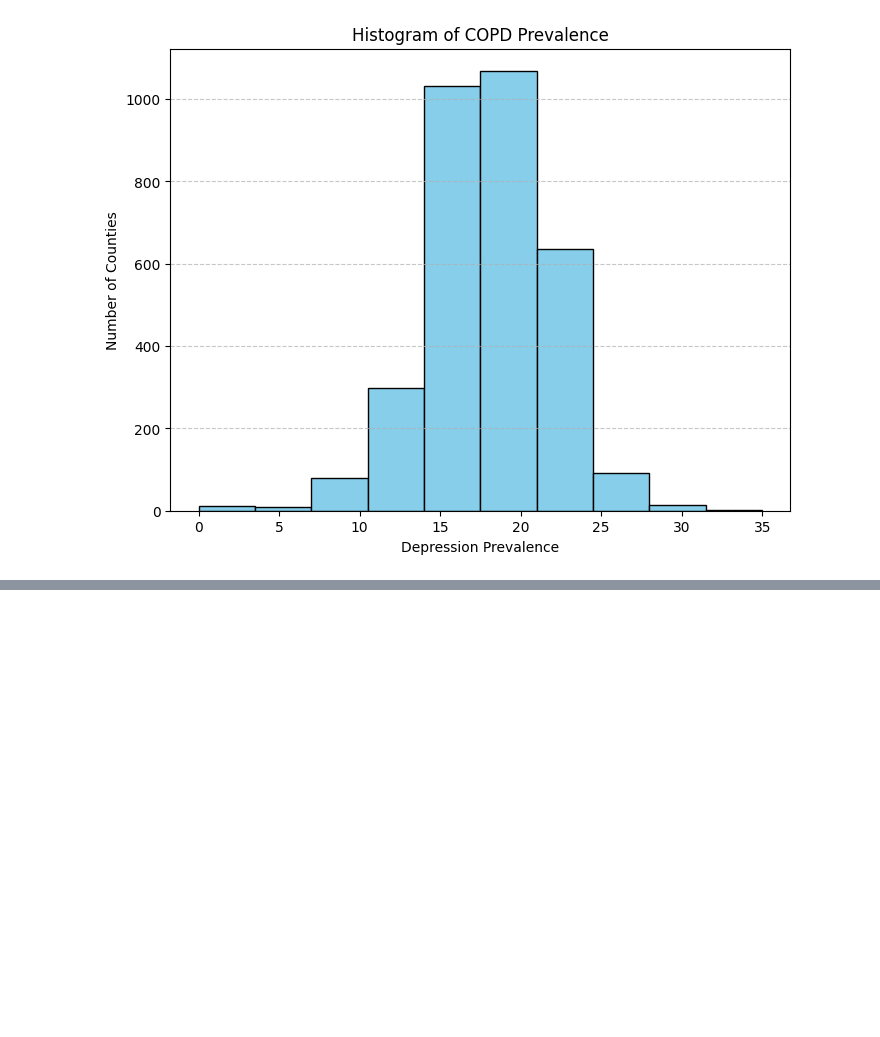
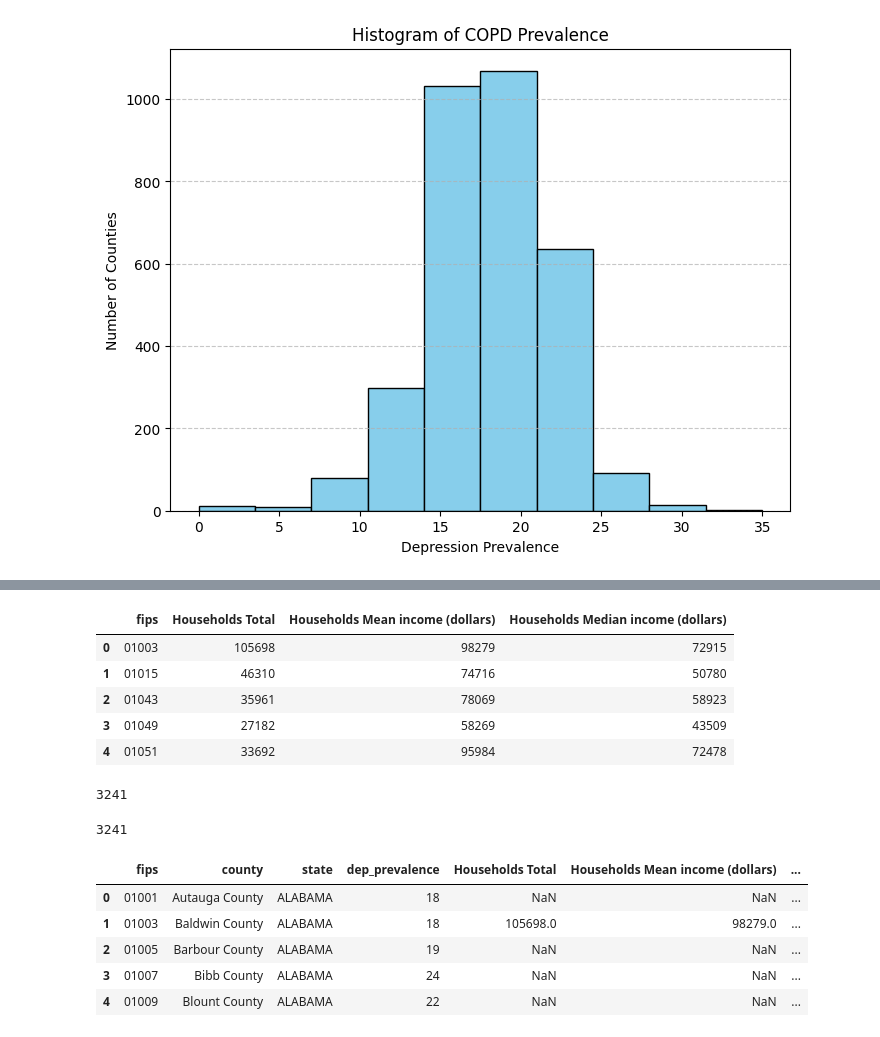
Before and after one commit to EZags/Milliman-Project-2025, a Jupyter notebook: 1_Data_Import_Clean.ipynb, the cells around one changed output, grey strips where cells are left out. Saved outputs shown, nothing was run; the diff lists cells and outputs as text; code cells hidden in the pictures; blank space fills up the shorter version.

```diff
--- a/1_Data_Import_Clean.ipynb
+++ b/1_Data_Import_Clean.ipynb
@@ -243,3 +170,51 @@ First 5 rows of cleaned dataset:
+# %%
+import pandas as pd
+import numpy as np
+
+# Import the fertility dataset
+fertility_url = "https://raw.githubusercontent.com/EZags/Milliman-Project-2025/main/Fertility%20Per%20County.csv"
+fertility_df = pd.read_csv(fertility_url, header = 1)
+
+
+#Create fips column
+fertility_df['fips'] = fertility_df['Geography'].str.extract(r'US(\d{5})')
+fertility_df.drop(columns=['Geography'], inplace=True)
+
+#Drop any columns Containing "Margin of Error"
+fertility_df = fertility_df.loc[:, ~fertility_df.columns.str.contains('Margin of Error')]
+
+#Rename columns so that "!!" is replaced with spaces and the word "Estimate" is removed
+fertility_df.columns = fertility_df.columns.str.replace('!!', ' ').str.replace('Estimate', '').str.strip()
+
+#Drop any columnd with 25% or more missing values
+missing_threshold = 0.25 * len(fertility_df)
+fertility_df = fertility_df.loc[:, fertility_df.isnull().sum() < missing_threshold]
+
+#Only keep the "Households Total", "fips", "Households Mean income (dollars)", and "Households Median income (dollars)" columns
+fertility_df = fertility_df[['fips', 'Households Total', 'Households Mean income (dollars)', 'Households Median income (dollars)']]
+
+fertility_df.head()
+
+#Merge this dataset to the depression prevalence dataset on fips, without dropping any rows
+depression_prevalence.shape[0]
+merged_df = pd.merge(depression_prevalence, fertility_df, on='fips', how='left')
+merged_df.shape[0]
+merged_df.head()
+# %% [output]
+|  | fips | Households Total | Households Mean income (dollars) | Households Median income (dollars) |
+| 0 | 01003 | 105698 | 98279 | 72915 |
+| 1 | 01015 | 46310 | 74716 | 50780 |
+| 2 | 01043 | 35961 | 78069 | 58923 |
+| 3 | 01049 | 27182 | 58269 | 43509 |
+| 4 | 01051 | 33692 | 95984 | 72478 |
+3241
+3241
+|  | fips | county | state | dep_prevalence | Households Total | Households Mean income (dollars) | ... |
+| 0 | 01001 | Autauga County | ALABAMA | 18 | NaN | NaN | ... |
+| 1 | 01003 | Baldwin County | ALABAMA | 18 | 105698.0 | 98279.0 | ... |
+| 2 | 01005 | Barbour County | ALABAMA | 19 | NaN | NaN | ... |
+| 3 | 01007 | Bibb County | ALABAMA | 24 | NaN | NaN | ... |
+| 4 | 01009 | Blount County | ALABAMA | 22 | NaN | NaN | ... |
 # %%
 # Import Excel data from GitHub
 excel_url = "https://raw.githubusercontent.com/EZags/Milliman-Project-2025/main/2025%20County%20Health%20Rankings%20Data%20-%20v1.xlsx"
```
Also changed, not shown: parts of 4 cells of this notebook.
